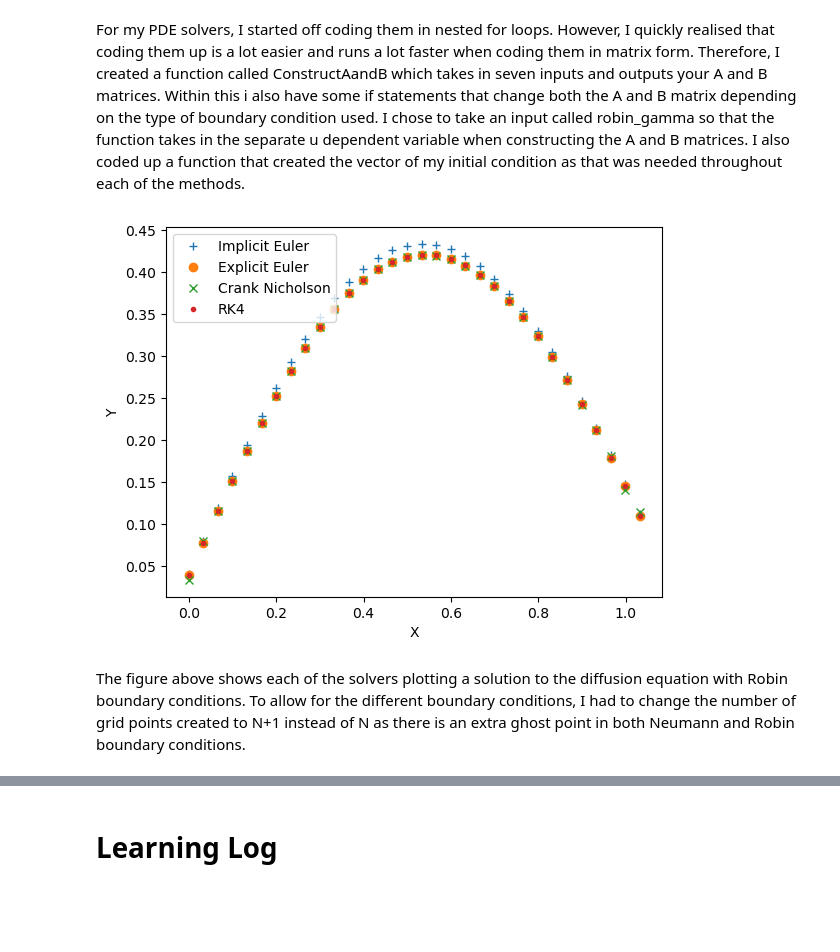
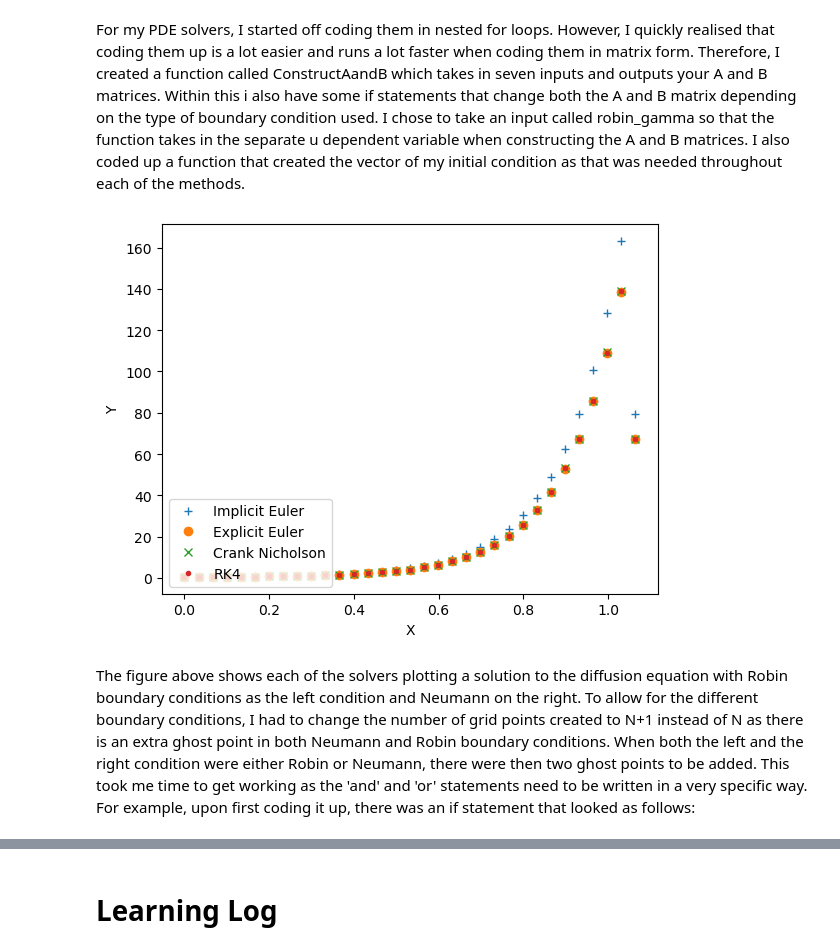
Before and after one commit to Jack904/SciCompCoursework, a Jupyter notebook: Scientific Computing Coursework Jack Gurney.ipynb, the cells around one changed output, grey strips where cells are left out. Drawn from its saved outputs; the diff is of its cells as text; code cells hidden in the pictures; blank space fills up the shorter version.

Commit message:
Starting to add documentation

```diff
--- a/Scientific Computing Coursework Jack Gurney.ipynb
+++ b/Scientific Computing Coursework Jack Gurney.ipynb
@@ -100,18 +95,0 @@ Coding up finite difference methods was fairly straight forward. The main strugg
-# %%
-from BoundaryValueClass import finite_solver, q
-
-a = 0
-b = 1
-N = 20
-
-left_boundary = 0
-right_boundary = 0
-grid = np.linspace(a,b,N-1)
-initial_guess = 0.1 *grid
-dx = (a-b)/N
-sol = finite_solver(initial_guess, dx, N, left_boundary, right_boundary, q, 1, [0.1])
-
-plt.plot(grid,sol.x,'.')
-plt.xlabel('X')
-plt.ylabel('Y')
-plt.show()
@@ -126,27 +100,35 @@ For my PDE solvers, I started off coding them in nested for loops. However, I qu
 # %%
     from ImplicitEuler import *
     N = 31
     D = 0.1
     a = 0
     b = 1
     bc_left = 0
     bc_right = 0
     t_end = 1
-    dt = 0.1
+    dt = 0.01
 
-    U_exact_rk4, X = RK4PDESolver(N,a,b,bc_left,bc_right,t_end,InitialCond,dt,D,bc_right_condition = 'Robin',robin_gamma = 10)
-    U_exact_Euler, X = EXPEulerPDESolver(N,a,b,bc_left,bc_right,t_end,InitialCond,dt,D,bc_right_condition = 'Robin',robin_gamma = 10)
-    U_Imp,X_Imp = ImplicitEuler(N,a,b,bc_left,bc_right,t_end,InitialCond,dt,D,bc_right_condition = 'Robin',robin_gamma = 10)
-    U_Crank,X_Crank = CrankNicholson(N,a,b,bc_left,bc_right,t_end,InitialCond,dt,D,bc_right_condition = 'Robin',robin_gamma = 10)
+    start_rk4 = time.time()
+    U_exact_rk4, X = RK4PDESolver(N,a,b,bc_left,bc_right,t_end,InitialCond,dt,D,'Robin','Neumann',1)
+    end_rk4 = time.time()
+    start_exp = time.time()
+    U_exact_Euler, X = EXPEulerPDESolver(N,a,b,bc_left,bc_right,t_end,InitialCond,dt,D,'Robin','Neumann',1)
+    end_exp = time.time()
+    start_imp = time.time()
+    U_Imp,X_Imp = ImplicitEuler(N,a,b,bc_left,bc_right,t_end,InitialCond,dt,D,'Robin','Neumann',1)
+    end_imp = time.time()
+    start_crank = time.time()
+    U_Crank,X_Crank = CrankNicholson(N,a,b,bc_left,bc_right,t_end,InitialCond,dt,D,'Robin','Neumann',1)
+    end_crank = time.time()
     plt.plot(X_Imp,U_Imp[:,-1],'+', label = 'Implicit Euler')
     plt.plot(X, U_exact_Euler[-1],'o',label = 'Explicit Euler')
     plt.plot(X_Crank,U_Crank[:,-1],'x',label = 'Crank Nicholson')
     plt.plot(X, U_exact_rk4[-1],'.',label = 'RK4')
-    plt.legend(loc = 'upper left')
+    plt.legend(loc = 'lower left')
     plt.xlabel('X')
     plt.ylabel('Y')
     plt.show()
 # %% [output]
-[figure, old version]
+[figure, new version]
 # %% [markdown]
-The figure above shows each of the solvers plotting a solution to the diffusion equation with Robin boundary conditions. To allow for the different boundary conditions, I had to change the number of grid points created to N+1 instead of N as there is an extra ghost point in both Neumann and Robin boundary conditions.
+The figure above shows each of the solvers plotting a solution to the diffusion equation with Robin boundary conditions as the left condition and Neumann on the right. To allow for the different boundary conditions, I had to change the number of grid points created to N+1 instead of N as there is an extra ghost point in both Neumann and Robin boundary conditions. When both the left and the right condition were either Robin or Neumann, there were then two ghost points to be added. This took me time to get working as the 'and' and 'or' statements need to be written in a very specific way. For example, upon first coding it up, there was an if statement that looked as follows:
```
Also changed, not shown: parts of 11 cells of this notebook, 3 other files.
